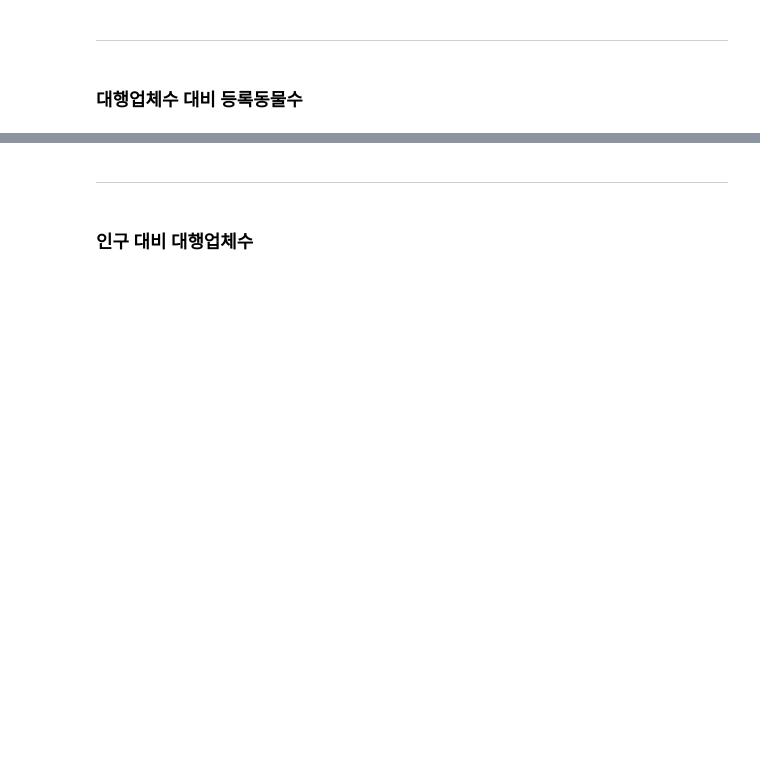
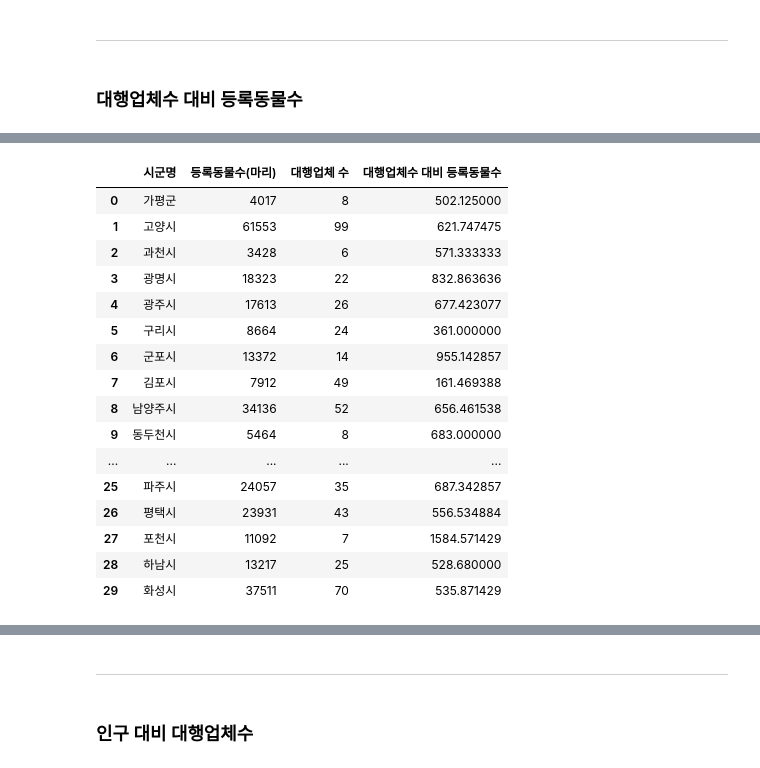
Before and after one commit to 2021-Companion-dog-analysis/Project, a Jupyter notebook: PJT/junhyuk/visual project.ipynb, the cells around one changed output, grey strips where cells are left out. Drawn from its saved outputs; the diff is of its cells as text; code cells hidden in the pictures; blank space fills up the shorter version.

```diff
--- a/PJT/junhyuk/visual project.ipynb
+++ b/PJT/junhyuk/visual project.ipynb
@@ -67,6 +67,3 @@ new_df
 | 포천시 | 11092 |
 | 하남시 | 13217 |
 | 화성시 | 37511 |
-# %%
-pet_df = new_df.rename(columns={'등록동물수(마리)':'등록동물'})
-pet_df
@@ -376,0 +353,21 @@ ValueError: Cannot merge a Series without a name
+# %%
+rate_pet_store['대행업체수 대비 등록동물수'] = rate_pet_store['등록동물수(마리)'] / rate_pet_store['대행업체 수']
+rate_pet_store
+# %% [output]
+|  | 시군명 | 등록동물수(마리) | 대행업체 수 | 대행업체수 대비 등록동물수 |
+| 0 | 가평군 | 4017 | 8 | 502.125000 |
+| 1 | 고양시 | 61553 | 99 | 621.747475 |
+| 2 | 과천시 | 3428 | 6 | 571.333333 |
+| 3 | 광명시 | 18323 | 22 | 832.863636 |
+| 4 | 광주시 | 17613 | 26 | 677.423077 |
+| 5 | 구리시 | 8664 | 24 | 361.000000 |
+| 6 | 군포시 | 13372 | 14 | 955.142857 |
+| 7 | 김포시 | 7912 | 49 | 161.469388 |
+| 8 | 남양주시 | 34136 | 52 | 656.461538 |
+| 9 | 동두천시 | 5464 | 8 | 683.000000 |
+| ... | ... | ... | ... | ... |
+| 25 | 파주시 | 24057 | 35 | 687.342857 |
+| 26 | 평택시 | 23931 | 43 | 556.534884 |
+| 27 | 포천시 | 11092 | 7 | 1584.571429 |
+| 28 | 하남시 | 13217 | 25 | 528.680000 |
+| 29 | 화성시 | 37511 | 70 | 535.871429 |
```
Also changed, not shown: parts of 14 cells of this notebook, 2 other files.
